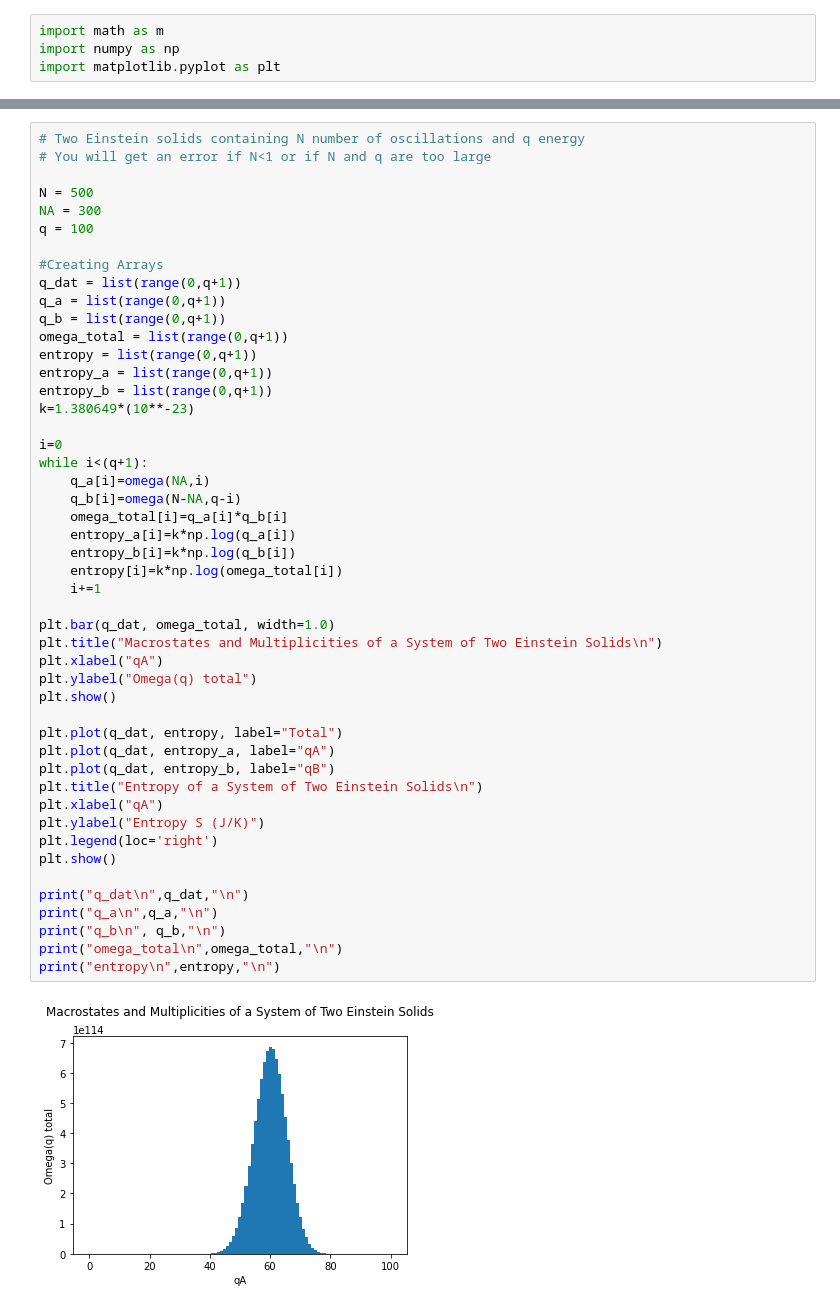
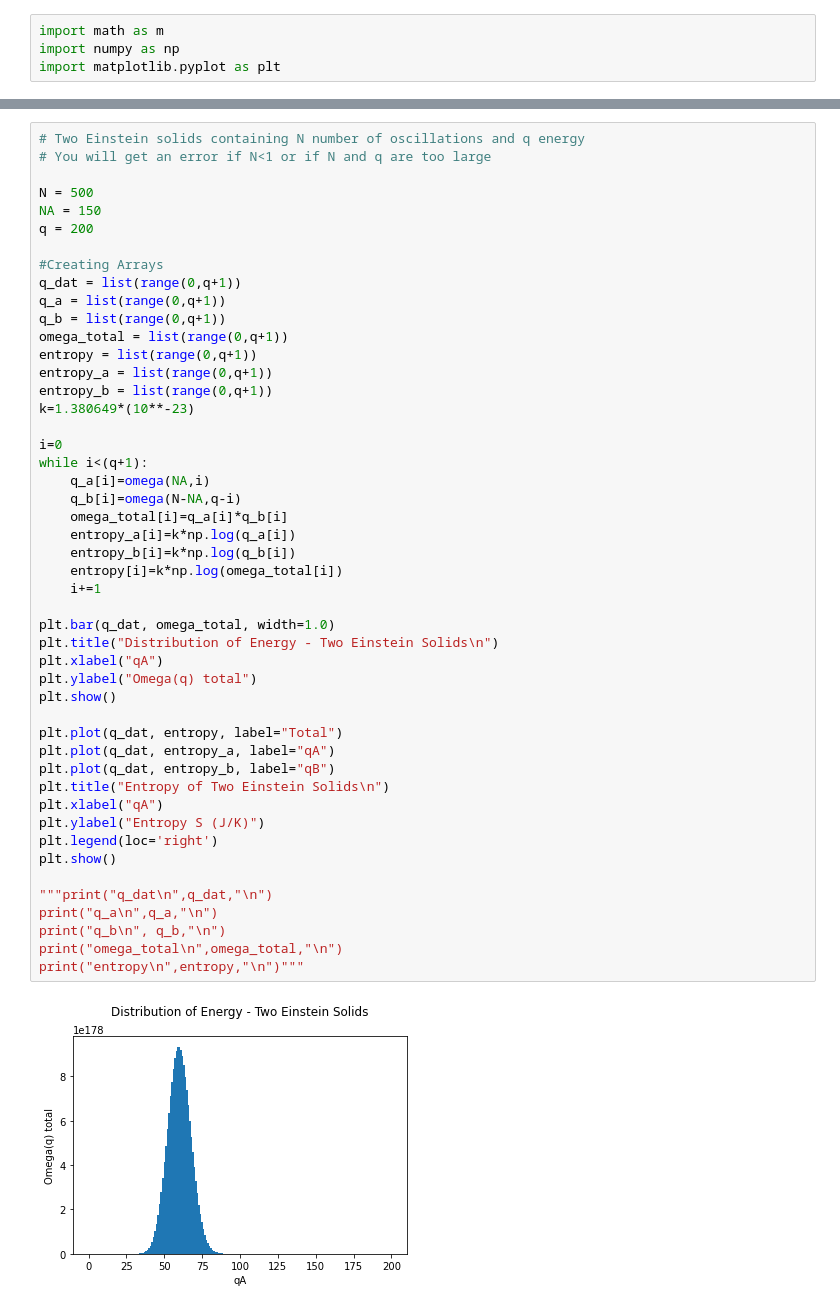
Before and after one commit to villano-lab/thermal_physics, a Jupyter notebook: Einstein_Solids.ipynb, the cells around one changed output, grey strips where cells are left out. Cells and saved outputs as stored; diff of their text form.

```diff
--- a/Einstein_Solids.ipynb
+++ b/Einstein_Solids.ipynb
@@ -72,8 +62,8 @@ omega_total
 # You will get an error if N<1 or if N and q are too large
 
 N = 500
-NA = 300
-q = 100
+NA = 150
+q = 200
 
 #Creating Arrays
 q_dat = list(range(0,q+1))
@@ -85,35 +75,35 @@ entropy_a = list(range(0,q+1))
 entropy_b = list(range(0,q+1))
 k=1.380649*(10**-23)
 
 i=0
 while i<(q+1):
     q_a[i]=omega(NA,i)
     q_b[i]=omega(N-NA,q-i)
     omega_total[i]=q_a[i]*q_b[i]
     entropy_a[i]=k*np.log(q_a[i])
     entropy_b[i]=k*np.log(q_b[i])
     entropy[i]=k*np.log(omega_total[i])
     i+=1
 
 plt.bar(q_dat, omega_total, width=1.0)
-plt.title("Macrostates and Multiplicities of a System of Two Einstein Solids\n")
+plt.title("Distribution of Energy - Two Einstein Solids\n")
 plt.xlabel("qA")
 plt.ylabel("Omega(q) total")
 plt.show()
 
 plt.plot(q_dat, entropy, label="Total")
 plt.plot(q_dat, entropy_a, label="qA")
 plt.plot(q_dat, entropy_b, label="qB")
-plt.title("Entropy of a System of Two Einstein Solids\n")
+plt.title("Entropy of Two Einstein Solids\n")
 plt.xlabel("qA")
 plt.ylabel("Entropy S (J/K)")
 plt.legend(loc='right')
 plt.show()
 
-print("q_dat\n",q_dat,"\n")
+"""print("q_dat\n",q_dat,"\n")
 print("q_a\n",q_a,"\n")
 print("q_b\n", q_b,"\n")
 print("omega_total\n",omega_total,"\n")
-print("entropy\n",entropy,"\n")
+print("entropy\n",entropy,"\n")"""
 # %% [output]
-[figure, old version]
+[figure, new version]
```
Also changed, not shown: parts of 4 cells of this notebook.
